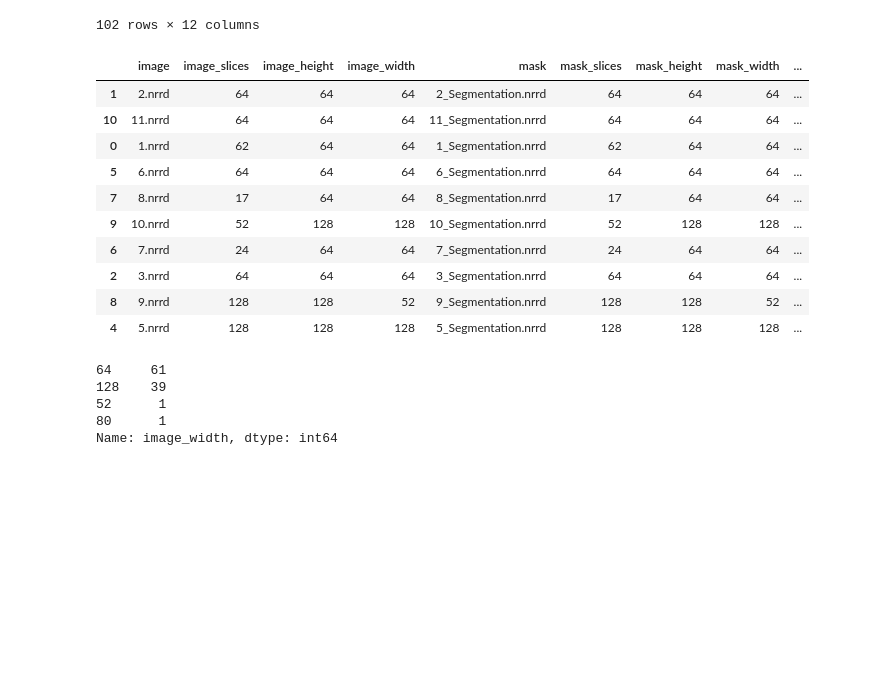
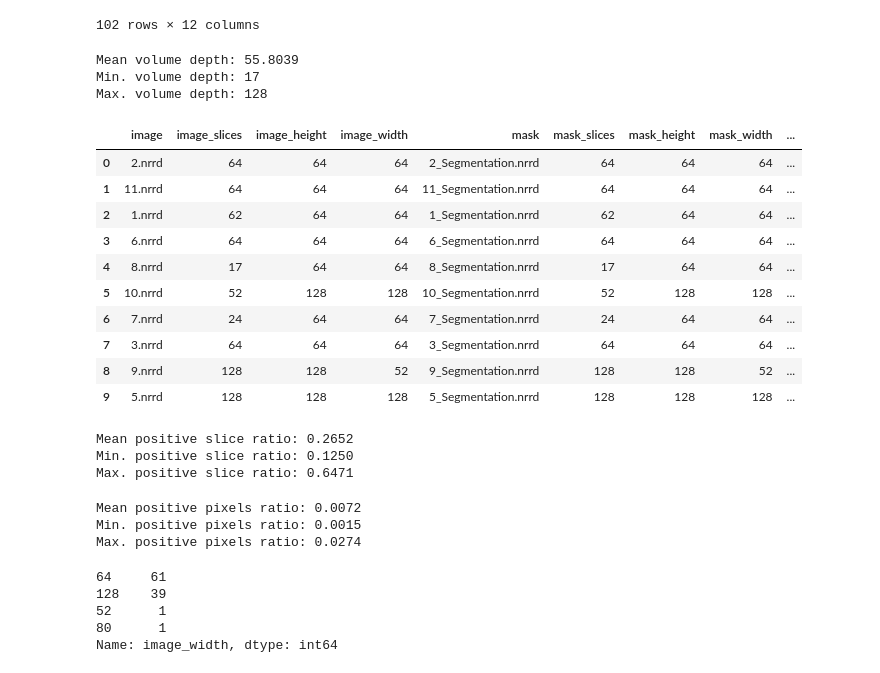
Before and after one commit to hkristof03/SelfSupervised3DLeftVentricleSegmentation, a Jupyter notebook: notebooks/NRRD EDA.ipynb, the cells around one changed output. Drawn from its saved outputs; the diff is of its cells as text; code cells hidden in the pictures; blank space fills up the shorter version.

```diff
--- a/notebooks/NRRD EDA.ipynb
+++ b/notebooks/NRRD EDA.ipynb
@@ -69,20 +69,46 @@ df
 | 100 | 101.nrrd | 83 | 128 | 128 | NaT | NaT | NaT | NaT | ... |
 | 101 | 102.nrrd | 64 | 64 | 64 | NaT | NaT | NaT | NaT | ... |
 102 rows × 12 columns
+# %%
+print(f"Mean volume depth: {df['image_slices'].mean():.4f}")
+print(f"Min. volume depth: {df['image_slices'].min()}")
+print(f"Max. volume depth: {df['image_slices'].max()}")
+# %% [output]
+Mean volume depth: 55.8039
+Min. volume depth: 17
+Max. volume depth: 128
 # %%
-df.loc[df['slices_positive'].notnull()].sort_values('slices_positive')
+df_labeled = df.loc[df['slices_positive'].notnull()].sort_values('slices_positive').reset_index(drop=True)
-# %% [output]
-|  | image | image_slices | image_height | image_width | mask | mask_slices | mask_height | mask_width | ... |
-| 1 | 2.nrrd | 64 | 64 | 64 | 2_Segmentation.nrrd | 64 | 64 | 64 | ... |
-| 10 | 11.nrrd | 64 | 64 | 64 | 11_Segmentation.nrrd | 64 | 64 | 64 | ... |
-| 0 | 1.nrrd | 62 | 64 | 64 | 1_Segmentation.nrrd | 62 | 64 | 64 | ... |
-| 5 | 6.nrrd | 64 | 64 | 64 | 6_Segmentation.nrrd | 64 | 64 | 64 | ... |
-| 7 | 8.nrrd | 17 | 64 | 64 | 8_Segmentation.nrrd | 17 | 64 | 64 | ... |
-| 9 | 10.nrrd | 52 | 128 | 128 | 10_Segmentation.nrrd | 52 | 128 | 128 | ... |
-| 6 | 7.nrrd | 24 | 64 | 64 | 7_Segmentation.nrrd | 24 | 64 | 64 | ... |
-| 2 | 3.nrrd | 64 | 64 | 64 | 3_Segmentation.nrrd | 64 | 64 | 64 | ... |
-| 8 | 9.nrrd | 128 | 128 | 52 | 9_Segmentation.nrrd | 128 | 128 | 52 | ... |
-| 4 | 5.nrrd | 128 | 128 | 128 | 5_Segmentation.nrrd | 128 | 128 | 128 | ... |
+# %%
+df_labeled
+# %% [output]
+|  | image | image_slices | image_height | image_width | mask | mask_slices | mask_height | mask_width | ... |
+| 0 | 2.nrrd | 64 | 64 | 64 | 2_Segmentation.nrrd | 64 | 64 | 64 | ... |
+| 1 | 11.nrrd | 64 | 64 | 64 | 11_Segmentation.nrrd | 64 | 64 | 64 | ... |
+| 2 | 1.nrrd | 62 | 64 | 64 | 1_Segmentation.nrrd | 62 | 64 | 64 | ... |
+| 3 | 6.nrrd | 64 | 64 | 64 | 6_Segmentation.nrrd | 64 | 64 | 64 | ... |
+| 4 | 8.nrrd | 17 | 64 | 64 | 8_Segmentation.nrrd | 17 | 64 | 64 | ... |
+| 5 | 10.nrrd | 52 | 128 | 128 | 10_Segmentation.nrrd | 52 | 128 | 128 | ... |
+| 6 | 7.nrrd | 24 | 64 | 64 | 7_Segmentation.nrrd | 24 | 64 | 64 | ... |
+| 7 | 3.nrrd | 64 | 64 | 64 | 3_Segmentation.nrrd | 64 | 64 | 64 | ... |
+| 8 | 9.nrrd | 128 | 128 | 52 | 9_Segmentation.nrrd | 128 | 128 | 52 | ... |
+| 9 | 5.nrrd | 128 | 128 | 128 | 5_Segmentation.nrrd | 128 | 128 | 128 | ... |
+# %%
+print(f"Mean positive slice ratio: {df_labeled['positive_ratio'].mean():.4f}")
+print(f"Min. positive slice ratio: {df_labeled['positive_ratio'].min():.4f}")
+print(f"Max. positive slice ratio: {df_labeled['positive_ratio'].max():.4f}")
+# %% [output]
+Mean positive slice ratio: 0.2652
+Min. positive slice ratio: 0.1250
+Max. positive slice ratio: 0.6471
+# %%
+print(f"Mean positive pixels ratio: {df_labeled['positive_pixels_ratio'].mean():.4f}")
+print(f"Min. positive pixels ratio: {df_labeled['positive_pixels_ratio'].min():.4f}")
+print(f"Max. positive pixels ratio: {df_labeled['positive_pixels_ratio'].max():.4f}")
+# %% [output]
+Mean positive pixels ratio: 0.0072
+Min. positive pixels ratio: 0.0015
+Max. positive pixels ratio: 0.0274
 # %%
 df['image_width'].value_counts()
 # %% [output]
```
Also changed, not shown: 8 other files.
